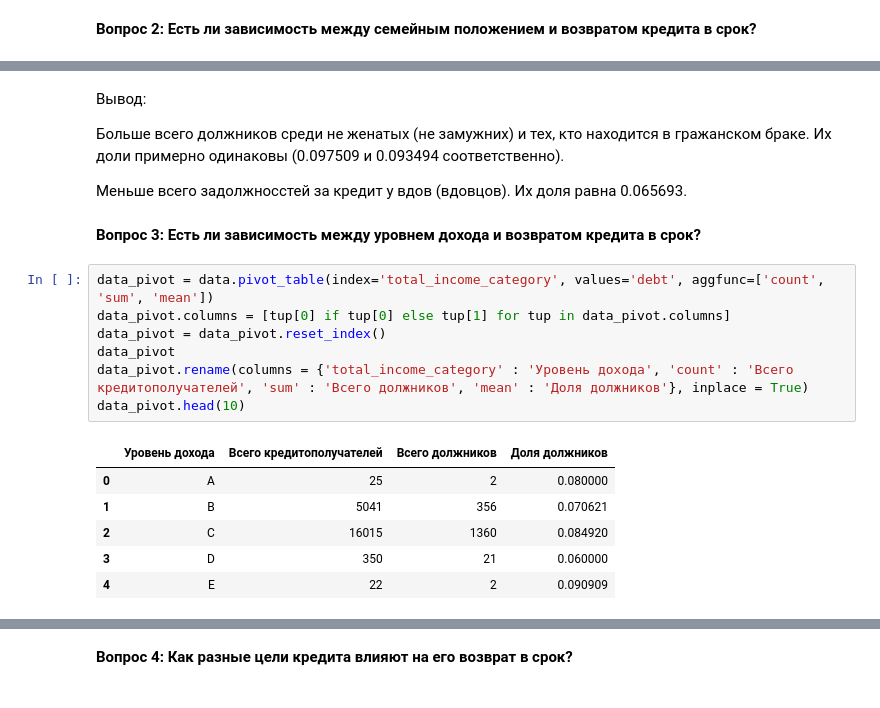
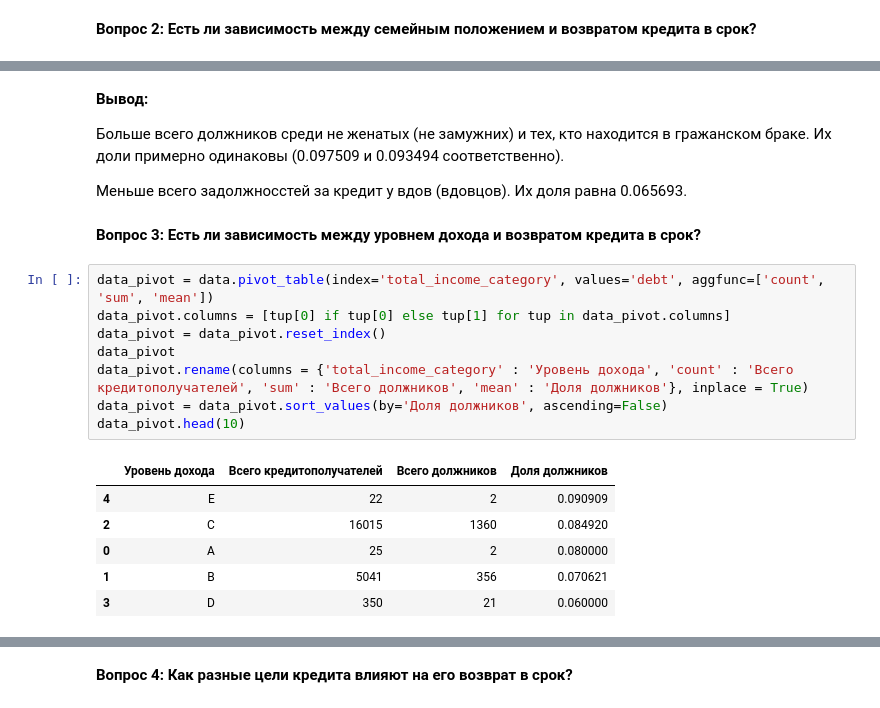
Before and after one commit to AnnaSledneva/Practicum_Projects, a Jupyter notebook: 2) Анализ банковских данных/Анализ банковских данных.ipynb, the cells around one changed output, grey strips where cells are left out. Cells and saved outputs as stored; diff of their text form.

```diff
--- a/2) Анализ банковских данных/Анализ банковских данных.ipynb
+++ b/2) Анализ банковских данных/Анализ банковских данных.ipynb
@@ -557,5 +589,5 @@ data_pivot.head(10)
 # %% [markdown]
-Вывод:
+**Вывод:**
 
 Больше всего должников среди не женатых (не замужних) и тех, кто находится в гражанском браке. Их доли примерно одинаковы (0.097509 и 0.093494 соответственно).
 
@@ -565,14 +597,15 @@ data_pivot.head(10)
 # %%
 data_pivot = data.pivot_table(index='total_income_category', values='debt', aggfunc=['count', 'sum', 'mean'])
 data_pivot.columns = [tup[0] if tup[0] else tup[1] for tup in data_pivot.columns]
 data_pivot = data_pivot.reset_index()
 data_pivot
 data_pivot.rename(columns = {'total_income_category' : 'Уровень дохода', 'count' : 'Всего кредитополучателей', 'sum' : 'Всего должников', 'mean' : 'Доля должников'}, inplace = True)
+data_pivot = data_pivot.sort_values(by='Доля должников', ascending=False)
 data_pivot.head(10)
 # %% [output]
 |  | Уровень дохода | Всего кредитополучателей | Всего должников | Доля должников |
+| 4 | E | 22 | 2 | 0.090909 |
+| 2 | C | 16015 | 1360 | 0.084920 |
 | 0 | A | 25 | 2 | 0.080000 |
 | 1 | B | 5041 | 356 | 0.070621 |
-| 2 | C | 16015 | 1360 | 0.084920 |
 | 3 | D | 350 | 21 | 0.060000 |
-| 4 | E | 22 | 2 | 0.090909 |
```
Also changed, not shown: parts of 52 cells of this notebook.
